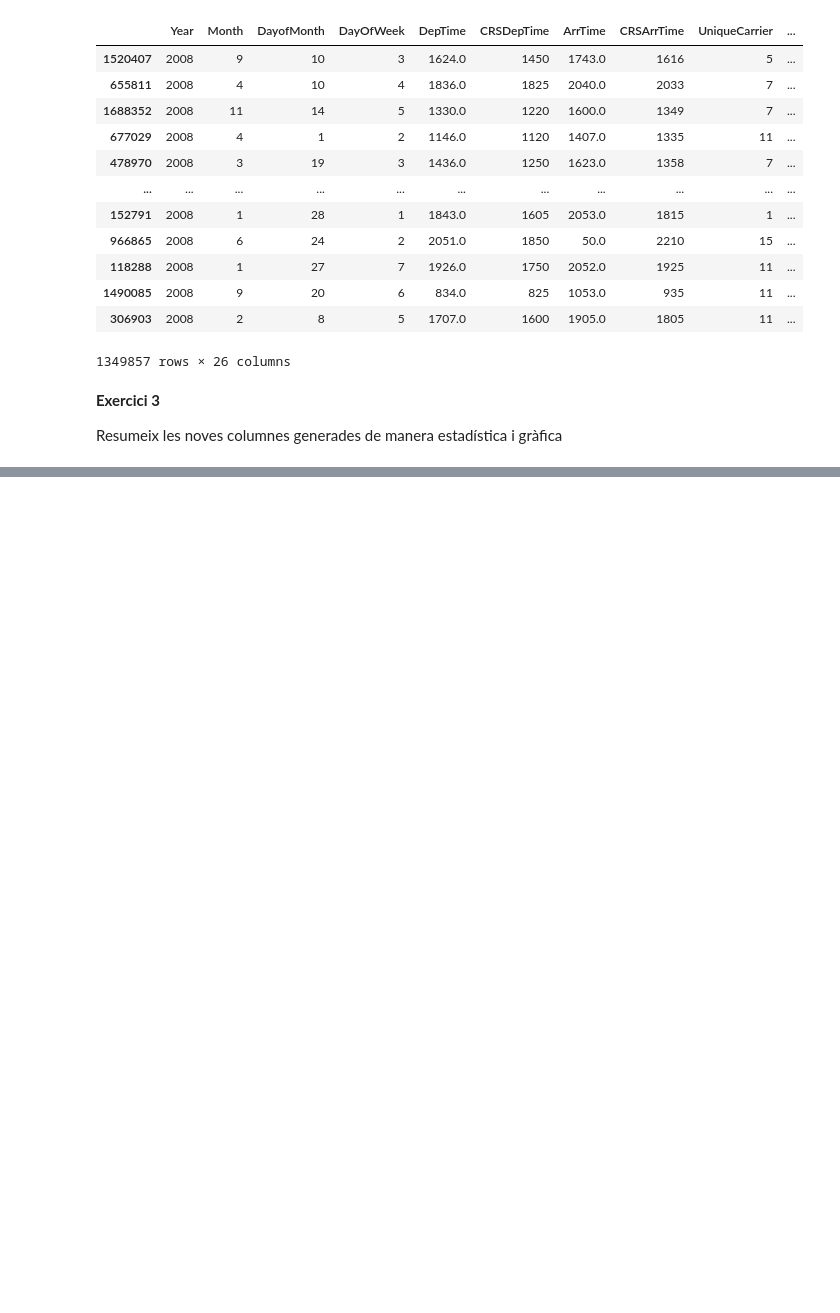
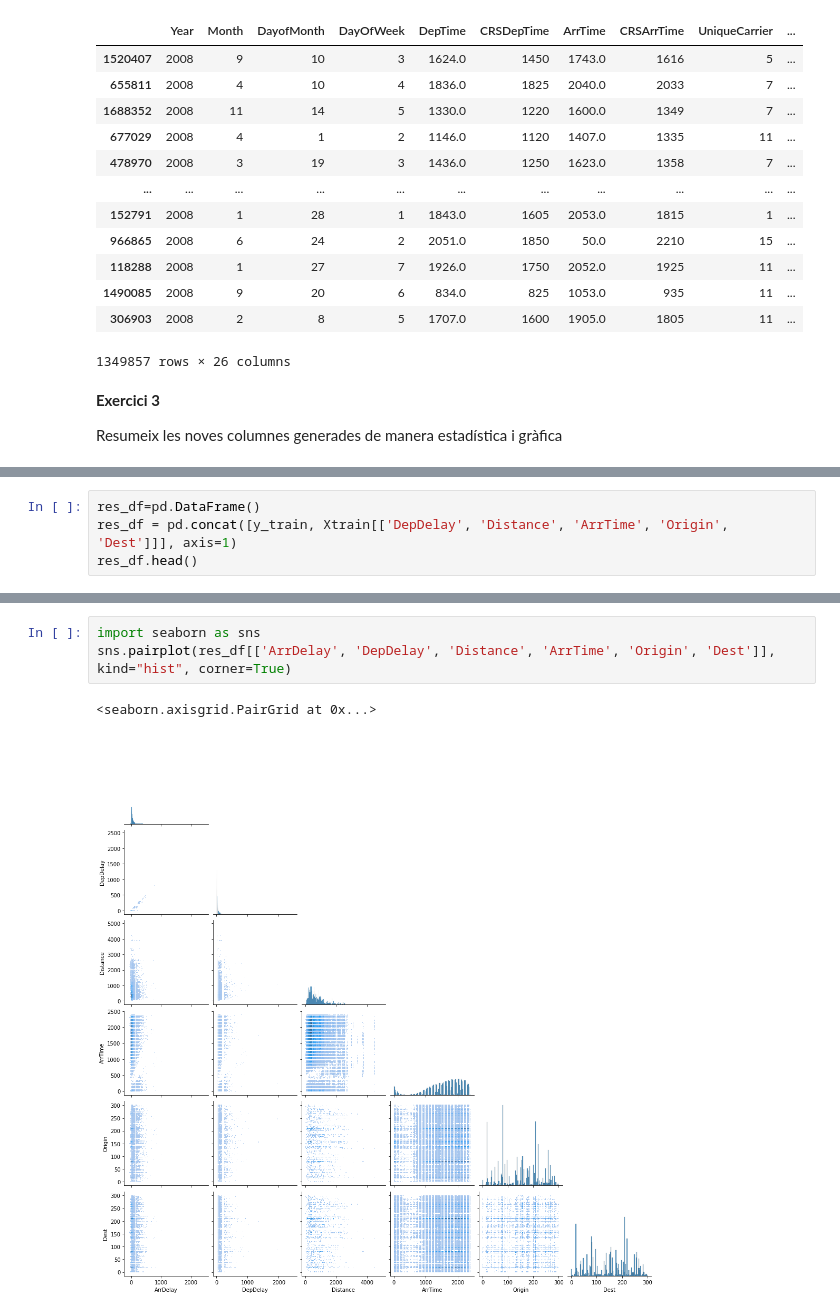
Before and after one commit to Burunduk13/ITAcademy, a Jupyter notebook: Sprint 11/S11 T01 Practicant amb training i test sets.ipynb, the cells around one changed output, grey strips where cells are left out. Cells and saved outputs as stored; diff of their text form; blank space fills up the shorter version.

```diff
--- a/Sprint 11/S11 T01 Practicant amb training i test sets.ipynb
+++ b/Sprint 11/S11 T01 Practicant amb training i test sets.ipynb
@@ -227,0 +243,4 @@ Resumeix les noves columnes generades de manera estadística i gràfica
+# %%
+res_df=pd.DataFrame()
+res_df = pd.concat([y_train, Xtrain[['DepDelay', 'Distance', 'ArrTime', 'Origin', 'Dest']]], axis=1)
+res_df.head()
@@ -227,0 +254,6 @@ Resumeix les noves columnes generades de manera estadística i gràfica
+# %%
+import seaborn as sns
+sns.pairplot(res_df[['ArrDelay', 'DepDelay', 'Distance', 'ArrTime', 'Origin', 'Dest']], kind="hist", corner=True)
+# %% [output]
+<seaborn.axisgrid.PairGrid at 0x...>
+[figure, added]
```
Also changed, not shown: parts of 3 cells of this notebook, 1 other file.
